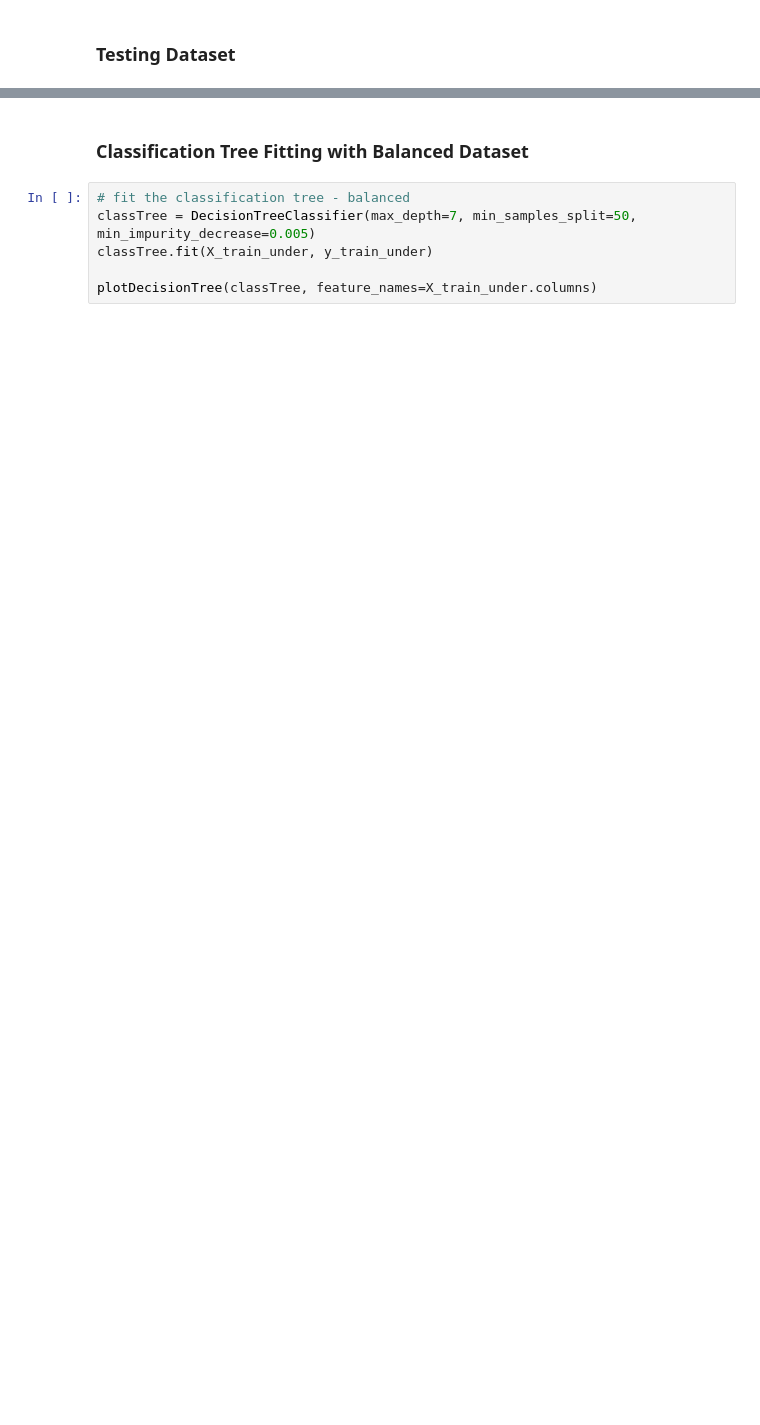
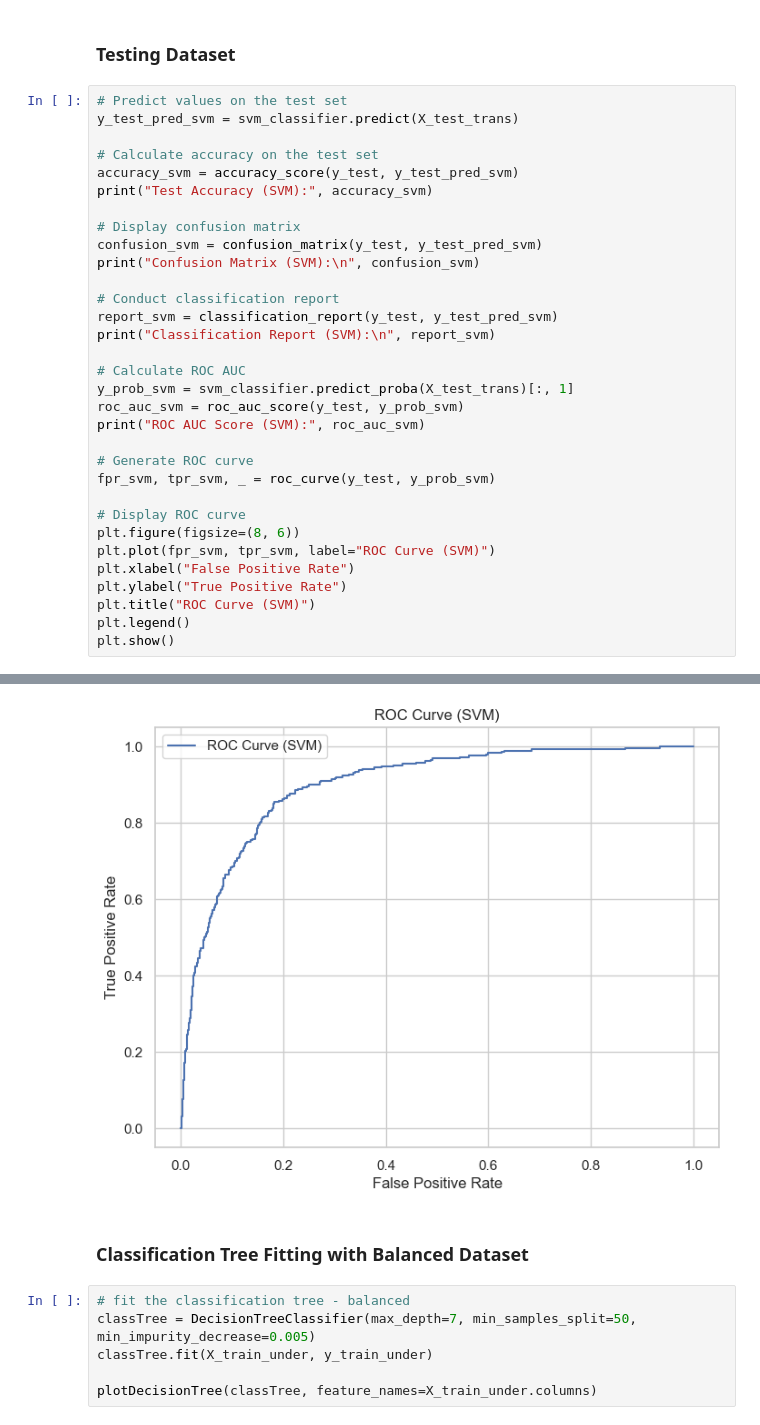
Before and after one commit to CalebMcCurdy/Bank-Term-Deposit-Predictions, a Jupyter notebook: Final Project.ipynb, the cells around one changed output, grey strips where cells are left out. Saved outputs shown, nothing was run; the diff lists cells and outputs as text; blank space fills up the shorter version.

```diff
--- a/Final Project.ipynb
+++ b/Final Project.ipynb
@@ -1965,2 +2039,35 @@ plt.show()
 # %% [markdown]
 ### Testing Dataset
+# %%
+# Predict values on the test set
+y_test_pred_svm = svm_classifier.predict(X_test_trans)
+
+# Calculate accuracy on the test set
+accuracy_svm = accuracy_score(y_test, y_test_pred_svm)
+print("Test Accuracy (SVM):", accuracy_svm)
+
+# Display confusion matrix
+confusion_svm = confusion_matrix(y_test, y_test_pred_svm)
+print("Confusion Matrix (SVM):\n", confusion_svm)
+
+# Conduct classification report
+report_svm = classification_report(y_test, y_test_pred_svm)
+print("Classification Report (SVM):\n", report_svm)
+
+# Calculate ROC AUC
+y_prob_svm = svm_classifier.predict_proba(X_test_trans)[:, 1]
+roc_auc_svm = roc_auc_score(y_test, y_prob_svm)
+print("ROC AUC Score (SVM):", roc_auc_svm)
+
+# Generate ROC curve
+fpr_svm, tpr_svm, _ = roc_curve(y_test, y_prob_svm)
+
+# Display ROC curve
+plt.figure(figsize=(8, 6))
+plt.plot(fpr_svm, tpr_svm, label="ROC Curve (SVM)")
+plt.xlabel("False Positive Rate")
+plt.ylabel("True Positive Rate")
+plt.title("ROC Curve (SVM)")
+plt.legend()
+plt.show()
+# %% [output]
@@ -1967,3 +2089,4 @@ plt.show()
+[figure, added]
 # %% [markdown]
 ### Classification Tree Fitting with Balanced Dataset
 # %%
```
Also changed, not shown: parts of 9 cells of this notebook.
